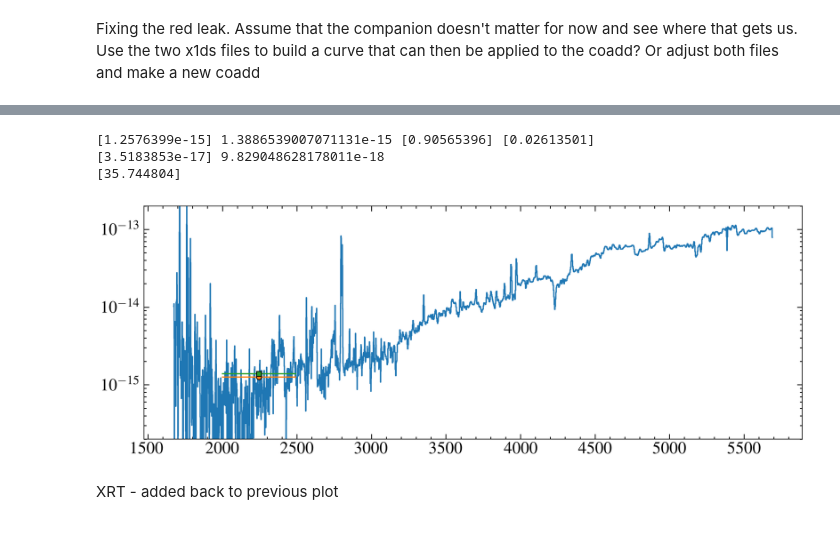
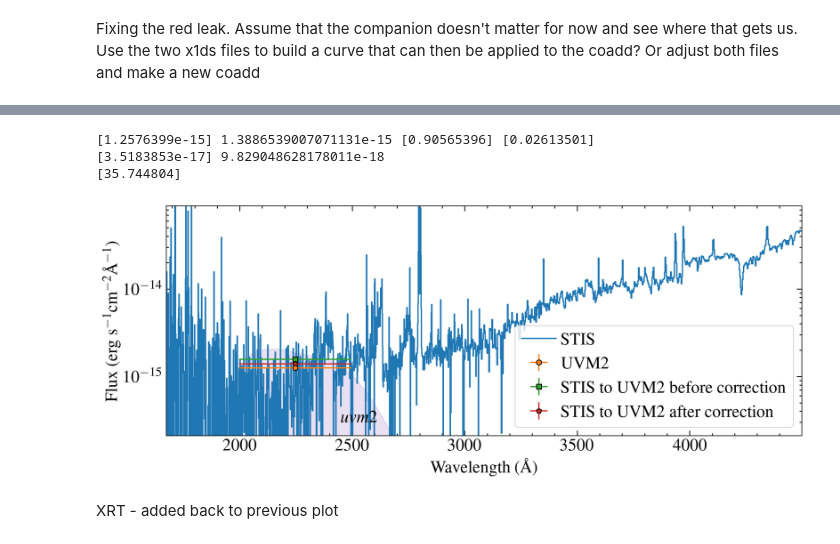
Before and after one commit to davidjwilson/gj207.1, a Jupyter notebook: gj207d1_stis.ipynb, the cells around one changed output, grey strips where cells are left out. Saved outputs shown, nothing was run; the diff lists cells and outputs as text; code cells hidden in the pictures.

```diff
--- a/gj207d1_stis.ipynb
+++ b/gj207d1_stis.ipynb
@@ -204,6 +211,14 @@ def make_phot(bp_w, bp_cc, w, f, e=0):
         return flux, flux_error
     else:
         return flux
+
+
+data = fits.getdata(cspecs[1], 1)[0]
+w, f, e= data['WAVELENGTH'], data['FLUX'], data['ERROR']
+
+mask = f < 1.5e-13
+
+w, f, e = w[mask], f[mask], e[mask]
 
 uvm2 = fits.getdata('/media/david/2tb_ext_hd/hddata/carmenes_binary/gj207.1/swift/uvot/00014457003/uvot/products/gj207d1_uvm2_phot.fits',1)
 
@@ -242,6 +257,8 @@ print(uf/ue)
     #     ax1.fill_between(bp_w, bp_cc, alpha=0.3, color='C2')
     #     ax1.annotate(r'${}$'.format(flt), (phot_w[psmask][i].value, 0.2), alpha=0.5)
     # flts.append(flt)
+
+pre_phot, pre_phot_e = simphot, simphot_e
 # %% [output]
 [1.2576399e-15] 1.56920904942379e-15 [0.80144828]
 [3.5183853e-17] 1.0557802908380694e-17
@@ -557,37 +565,57 @@ path
 # %%
-fig, ax = plt.subplots()
+fig, ax = plt.subplots(figsize=(12, 5))
 
 corspec = '{}fluxcorr/hst_17778_stis_gj-207d1_g230lb-g430l_ofem_cspec.fits'.format(path)
 data = fits.getdata(corspec, 1)[0]
 w, f, e= data['WAVELENGTH'], data['FLUX'], data['ERROR']
 
 fi = convolve(f, Box1DKernel(2))
-ax.step(w, fi, where='mid')
+ax.step(w, f, where='mid', label = 'STIS')
 
 # gmask = (gw > w[0]) & (gw < w[-1])
 # ax.step(gw[gmask], gf[gmask]*gj_scale/scale2, where='mid')
 
 ax.set_yscale('log')
 
-ax.set_ylim(2e-16, 2e-13)
+ax.set_ylim(2.1e-16, 0.89e-13)
 
-ax.errorbar(uw, uf, yerr=ue, xerr=ufwhm/2, marker='o', ls='none', markeredgecolor='k')
+ax.errorbar(uw, uf, yerr=ue, xerr=ufwhm/2, marker='o', ls='none', markeredgecolor='k', label='UVM2', zorder=10)
 # ax.plot(mw, mf)
 
 bp_w, bp_cc = np.loadtxt('/home/david/work/filters/uvot/Swift_UVOT.UVM2.dat', unpack=True)
 simphot, simphot_e = make_phot(bp_w, bp_cc, w, f, e=e)
 
+# ax1= ax.twinx()
+# ax1.plot(bp_w, bp_cc)
+# ax.plot(bp_w, bp_cc*1e-16)
+ax.fill_between(bp_w, bp_cc*1e-16, alpha=0.2, zorder=-10, color='C4')
+ax.annotate(r'$uvm2$', (2450, 3e-16))
 
-ax.errorbar(uw, simphot, yerr=simphot_e, xerr=ufwhm/2, marker='s', ls='none', markeredgecolor='k')
+
+ax.errorbar(uw, pre_phot, yerr=pre_phot_e, xerr=ufwhm/2, marker='s', ls='none', markeredgecolor='k', label = 'STIS to UVM2 before correction')
+
+ax.errorbar(uw, simphot, yerr=simphot_e, xerr=ufwhm/2, marker='p', ls='none', markeredgecolor='k', label= 'STIS to UVM2 after correction')
 
 print(uf, simphot, uf/simphot, uf/simphot*((ue/uf)**2+(simphot_e/simphot)**2)**0.5)
 print(ue, simphot_e)
 print(uf/ue)
+
+
+ax.legend(frameon=True, loc =4)
+
+ax.set_ylabel(r'Flux (erg s$^{-1}$cm$^{-2}$\AA$^{-1}$)', size=20)
+ax.set_xlabel(r'Wavelength (\AA)', size=20)
+
+ax.set_xlim(w[0], 4499)
+
+fig.tight_layout()
+
+# fig.savefig('plots/g207d1_stis_v_uvm2.pdf')
 # %% [output]
 [1.2576399e-15] 1.3886539007071131e-15 [0.90565396] [0.02613501]
 [3.5183853e-17] 9.829048628178011e-18
 [35.744804]
-[figure, old version]
+[figure, new version]
 # %% [markdown]
 XRT - added back to previous plot
 # %%
```
Also changed, not shown: parts of 20 cells of this notebook, 5 other files.
